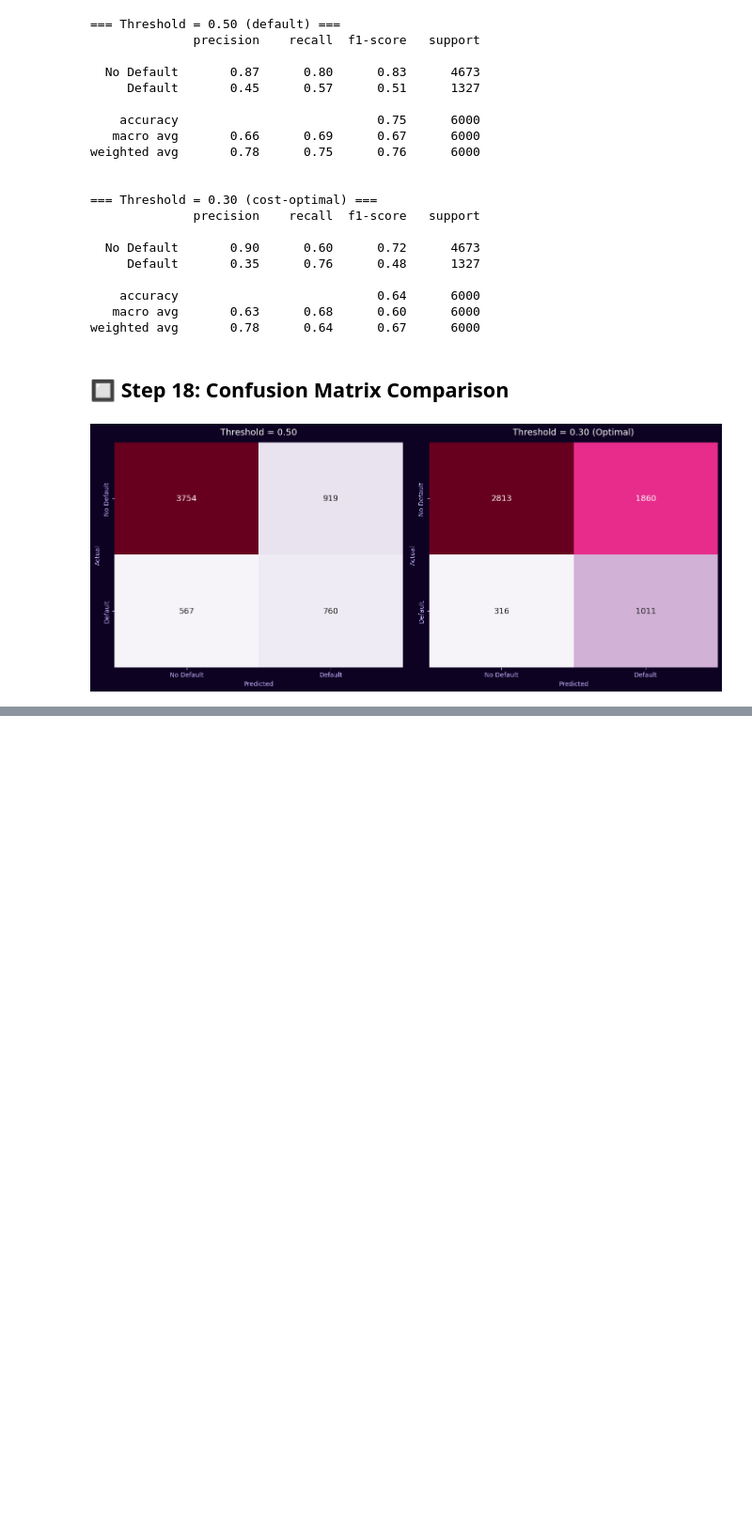
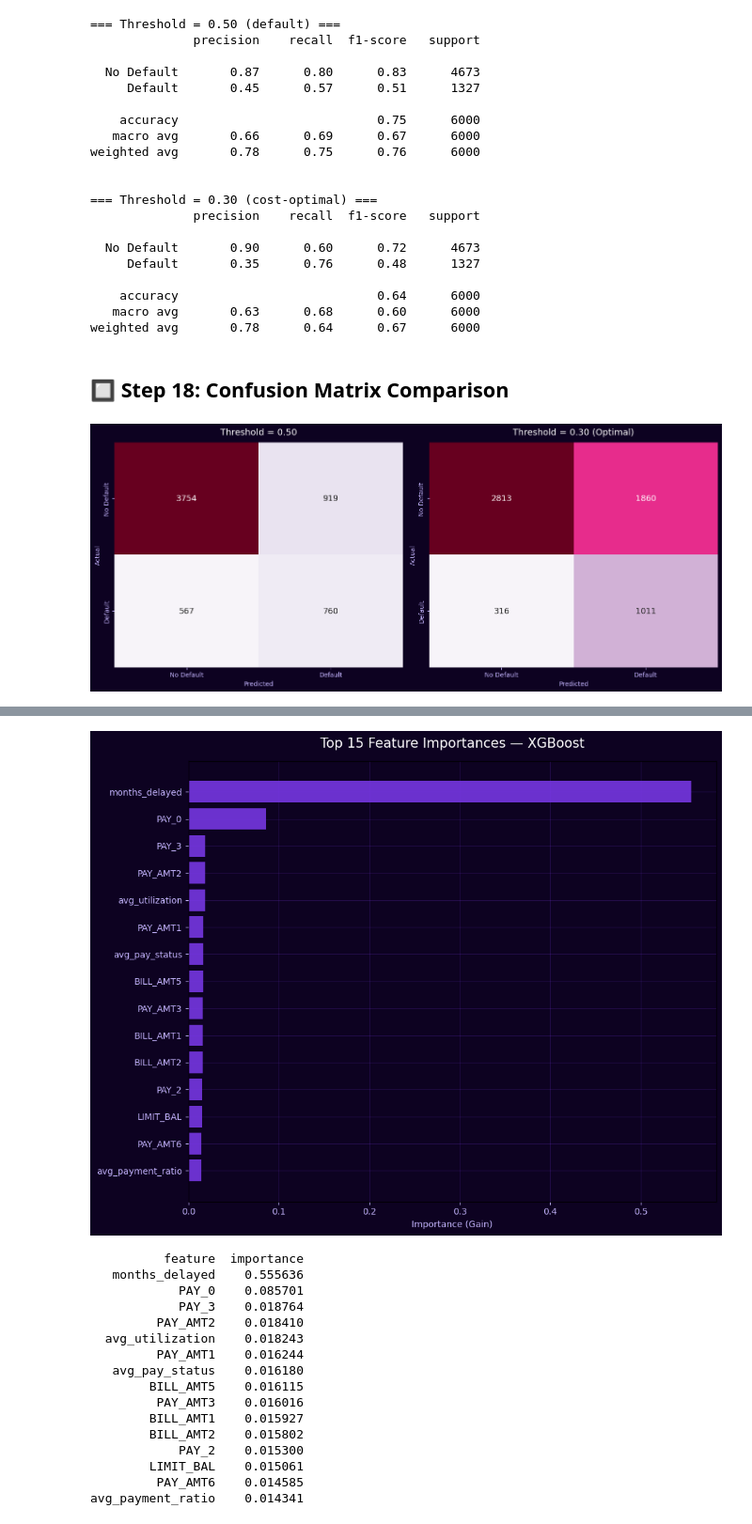
Before and after one commit to aart1nn/ML-Projects, a Jupyter notebook: 14-XG-boosting/Loan-Default-Prediction.ipynb, the cells around one changed output, grey strips where cells are left out. Shown at 94% size. Drawn from its saved outputs; the diff is of its cells as text; code cells hidden in the pictures; blank space fills up the shorter version.

```diff
--- a/14-XG-boosting/Loan-Default-Prediction.ipynb
+++ b/14-XG-boosting/Loan-Default-Prediction.ipynb
@@ -568,0 +634,34 @@ plt.show()
+# %%
+importance_df = pd.DataFrame({
+    "feature": X_train.columns,
+    "importance": final_model.feature_importances_
+}).sort_values("importance", ascending=False).head(15)
+
+fig, ax = plt.subplots(figsize=(10, 8))
+ax.barh(importance_df["feature"][::-1], importance_df["importance"][::-1],
+        color=THEME["primary"], alpha=0.85)
+
+apply_dark_theme(ax, "Top 15 Feature Importances — XGBoost", "Importance (Gain)", "")
+plt.tight_layout()
+plt.savefig("feature_importance.png", dpi=150, facecolor=THEME["bg"])
+plt.show()
+
+print(importance_df.to_string(index=False))
+# %% [output]
+[figure, added]
+          feature  importance
+   months_delayed    0.555636
+            PAY_0    0.085701
+            PAY_3    0.018764
+         PAY_AMT2    0.018410
+  avg_utilization    0.018243
+         PAY_AMT1    0.016244
+   avg_pay_status    0.016180
+        BILL_AMT5    0.016115
+         PAY_AMT3    0.016016
+        BILL_AMT1    0.015927
+        BILL_AMT2    0.015802
+            PAY_2    0.015300
+        LIMIT_BAL    0.015061
+         PAY_AMT6    0.014585
+avg_payment_ratio    0.014341
```
Also changed, not shown: parts of 7 cells of this notebook, 3 other files.
